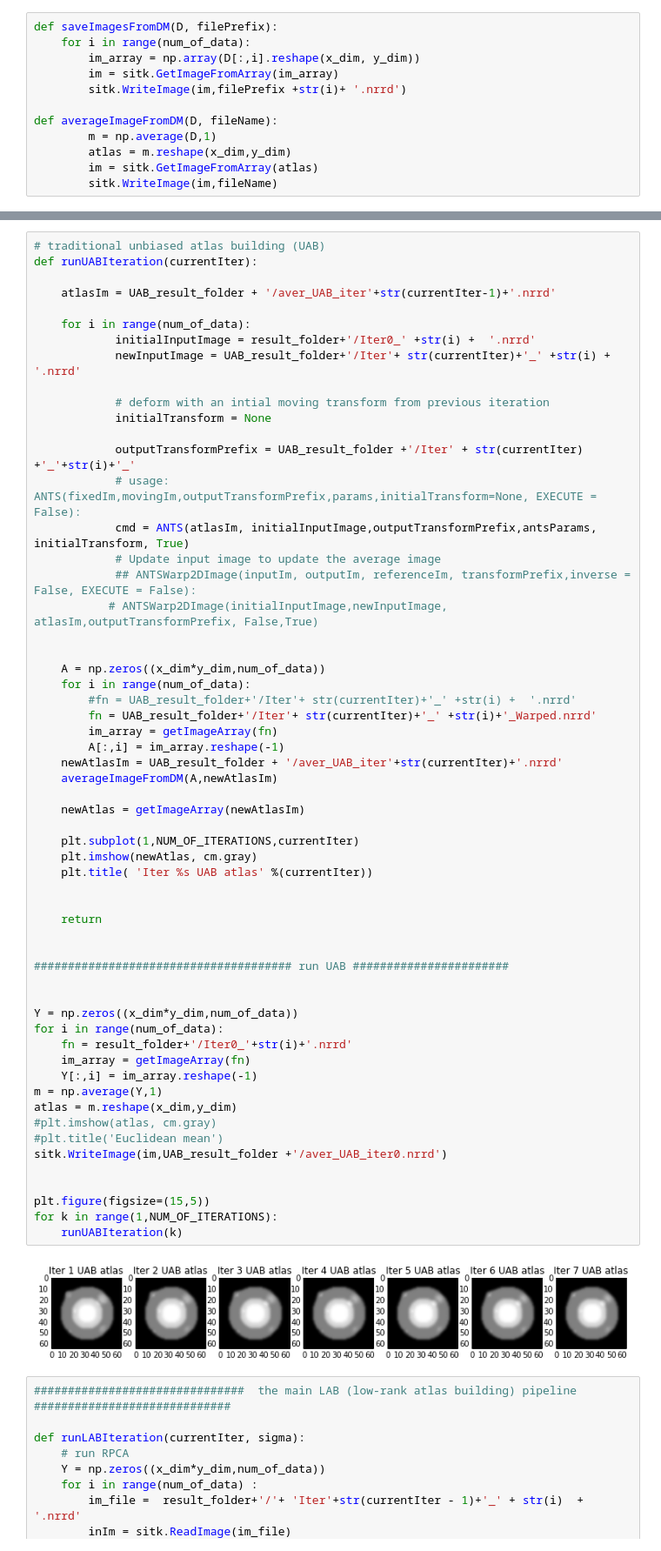
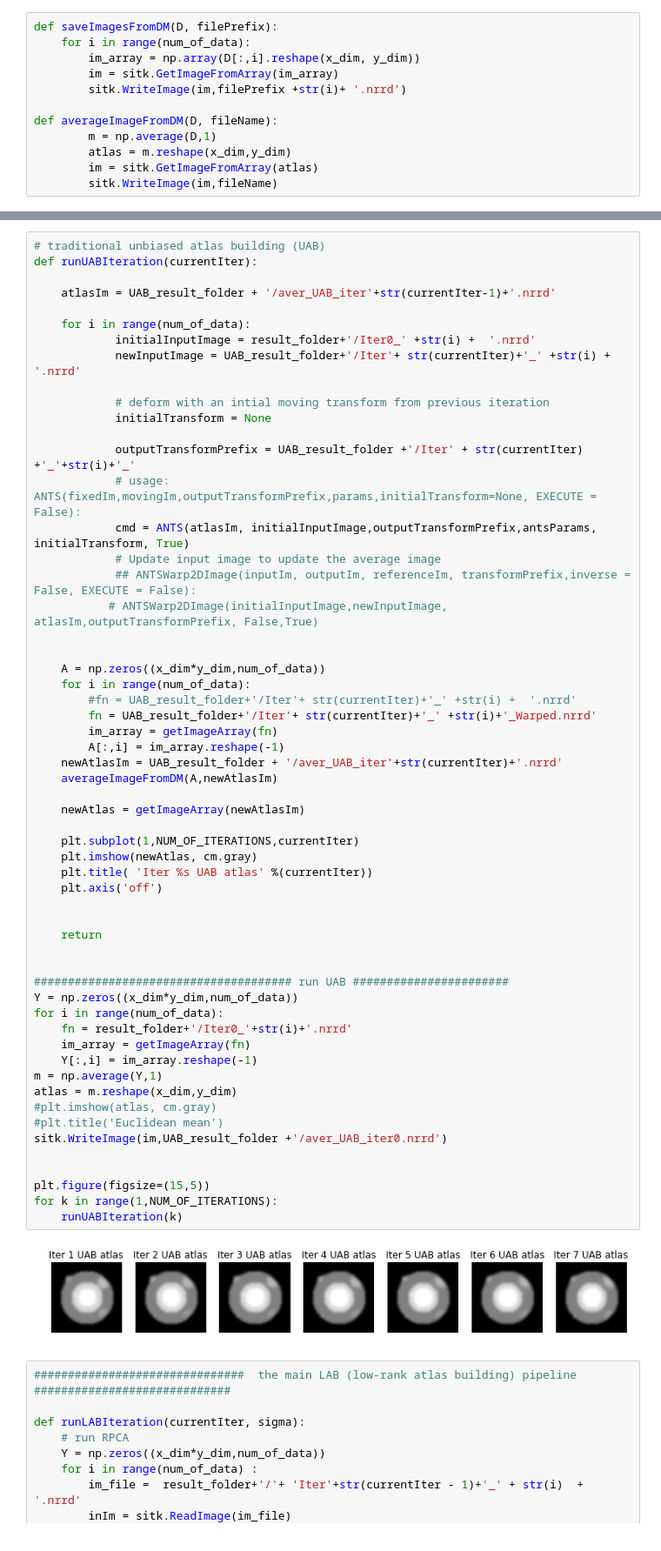
Before and after one commit to KitwareMedical/pyLAR, a Jupyter notebook: low_rank_atlas/notebook/LAB_2D_Simulation.ipynb, the cells around one changed output, grey strips where cells are left out. Shown at 87% size. Saved outputs shown, nothing was run; the diff lists cells and outputs as text.

```diff
--- a/low_rank_atlas/notebook/LAB_2D_Simulation.ipynb
+++ b/low_rank_atlas/notebook/LAB_2D_Simulation.ipynb
@@ -176,36 +178,35 @@ def runUABIteration(currentIter):
     newAtlasIm = UAB_result_folder + '/aver_UAB_iter'+str(currentIter)+'.nrrd'
     averageImageFromDM(A,newAtlasIm)
 
     newAtlas = getImageArray(newAtlasIm)
 
     plt.subplot(1,NUM_OF_ITERATIONS,currentIter)
     plt.imshow(newAtlas, cm.gray)
     plt.title( 'Iter %s UAB atlas' %(currentIter))
+    plt.axis('off')
 
 
     return
 
 
 ###################################### run UAB #######################
-
-
 Y = np.zeros((x_dim*y_dim,num_of_data))
 for i in range(num_of_data):
     fn = result_folder+'/Iter0_'+str(i)+'.nrrd'
     im_array = getImageArray(fn)
     Y[:,i] = im_array.reshape(-1)
 m = np.average(Y,1)
 atlas = m.reshape(x_dim,y_dim)
 #plt.imshow(atlas, cm.gray)
 #plt.title('Euclidean mean')
 sitk.WriteImage(im,UAB_result_folder +'/aver_UAB_iter0.nrrd')
 
 
 plt.figure(figsize=(15,5))
 for k in range(1,NUM_OF_ITERATIONS):
     runUABIteration(k)
 # %% [output]
-[figure, old version]
+[figure, new version]
 # %%
 ###############################  the main LAB (low-rank atlas building) pipeline #############################
 
```
Also changed, not shown: parts of 4 cells of this notebook, 3 other files.
